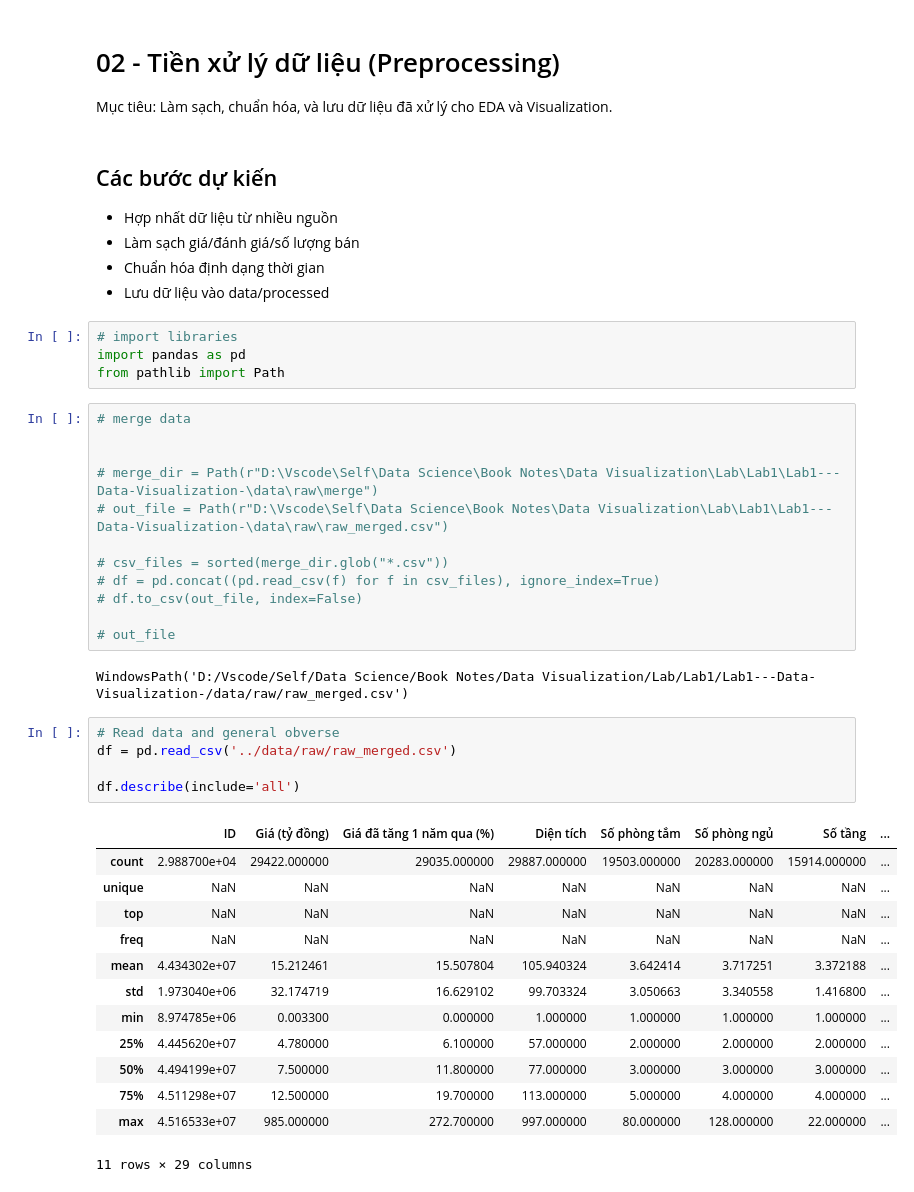
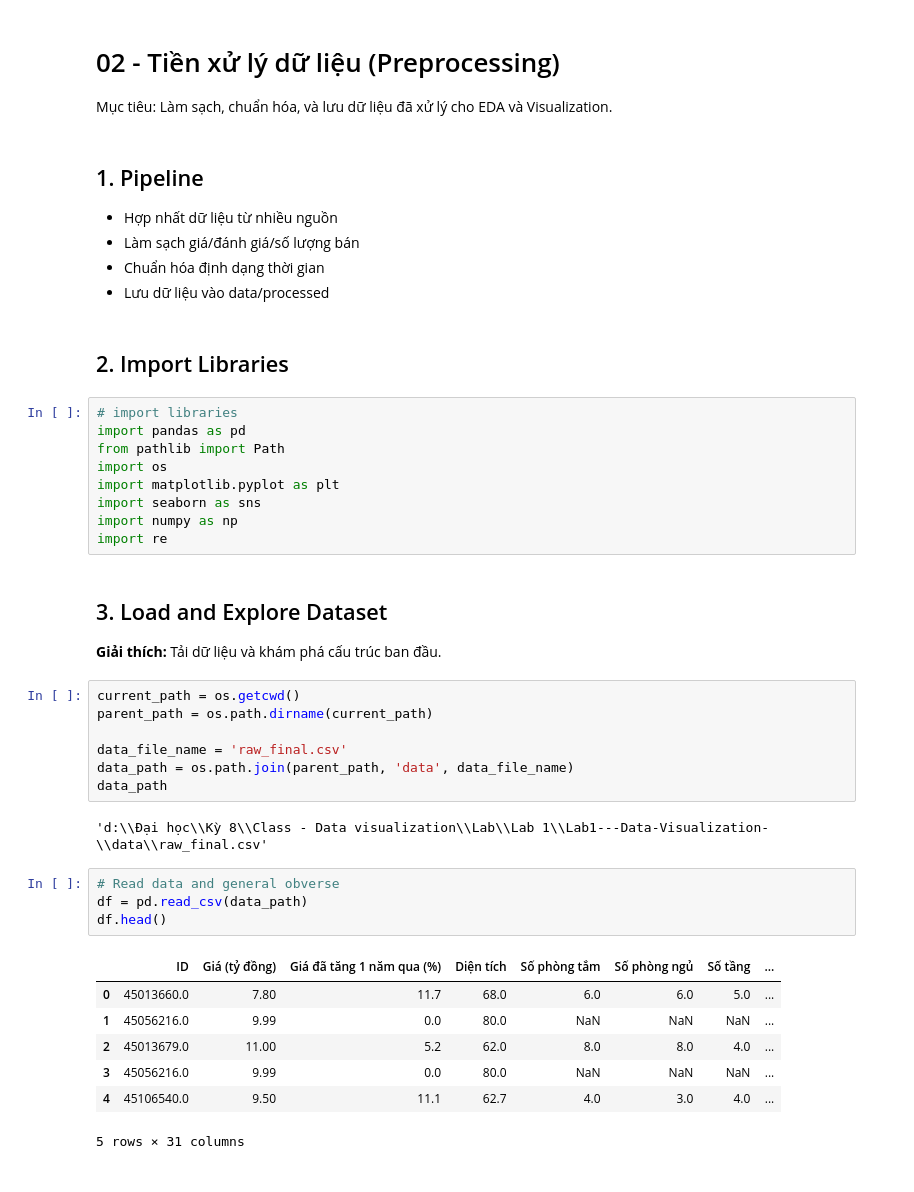
Before and after one commit to ndthanh308/Lab1---Data-Visualization-, a Jupyter notebook: notebooks/02_preprocessing.ipynb, the cells around one changed output. Saved outputs shown, nothing was run; the diff lists cells and outputs as text.

Commit message:
feat(preprocessing): Update cleaning data

```diff
--- a/notebooks/02_preprocessing.ipynb
+++ b/notebooks/02_preprocessing.ipynb
@@ -3,45 +3,44 @@
 
 Mục tiêu: Làm sạch, chuẩn hóa, và lưu dữ liệu đã xử lý cho EDA và Visualization.
 # %% [markdown]
-## Các bước dự kiến
+## 1. Pipeline
 - Hợp nhất dữ liệu từ nhiều nguồn
 - Làm sạch giá/đánh giá/số lượng bán
 - Chuẩn hóa định dạng thời gian
 - Lưu dữ liệu vào data/processed
+# %% [markdown]
+## 2. Import Libraries
 # %%
 # import libraries
 import pandas as pd
 from pathlib import Path
+import os
+import matplotlib.pyplot as plt
+import seaborn as sns
+import numpy as np
+import re
+# %% [markdown]
+## 3. Load and Explore Dataset
+
+**Giải thích:** Tải dữ liệu và khám phá cấu trúc ban đầu.
 # %%
-# merge data
+current_path = os.getcwd()
+parent_path = os.path.dirname(current_path)
 
-
-# merge_dir = Path(r"D:\Vscode\Self\Data Science\Book Notes\Data Visualization\Lab\Lab1\Lab1---Data-Visualization-\data\raw\merge")
-# out_file = Path(r"D:\Vscode\Self\Data Science\Book Notes\Data Visualization\Lab\Lab1\Lab1---Data-Visualization-\data\raw\raw_merged.csv")
-
-# csv_files = sorted(merge_dir.glob("*.csv"))
-# df = pd.concat((pd.read_csv(f) for f in csv_files), ignore_index=True)
-# df.to_csv(out_file, index=False)
-
-# out_file
+data_file_name = 'raw_final.csv'
+data_path = os.path.join(parent_path, 'data', data_file_name)
+data_path
 # %% [output]
-WindowsPath('D:/Vscode/Self/Data Science/Book Notes/Data Visualization/Lab/Lab1/Lab1---Data-Visualization-/data/raw/raw_merged.csv')
+'d:\\Đại học\\Kỳ 8\\Class - Data visualization\\Lab\\Lab 1\\Lab1---Data-Visualization-\\data\\raw_final.csv'
 # %%
 # Read data and general obverse
-df = pd.read_csv('../data/raw/raw_merged.csv')
-
-df.describe(include='all')
+df = pd.read_csv(data_path)
+df.head()
 # %% [output]
 |  | ID | Giá (tỷ đồng) | Giá đã tăng 1 năm qua (%) | Diện tích | Số phòng tắm | Số phòng ngủ | Số tầng | ... |
-| count | 2.988700e+04 | 29422.000000 | 29035.000000 | 29887.000000 | 19503.000000 | 20283.000000 | 15914.000000 | ... |
-| unique | NaN | NaN | NaN | NaN | NaN | NaN | NaN | ... |
-| top | NaN | NaN | NaN | NaN | NaN | NaN | NaN | ... |
-| freq | NaN | NaN | NaN | NaN | NaN | NaN | NaN | ... |
-| mean | 4.434302e+07 | 15.212461 | 15.507804 | 105.940324 | 3.642414 | 3.717251 | 3.372188 | ... |
-| std | 1.973040e+06 | 32.174719 | 16.629102 | 99.703324 | 3.050663 | 3.340558 | 1.416800 | ... |
-| min | 8.974785e+06 | 0.003300 | 0.000000 | 1.000000 | 1.000000 | 1.000000 | 1.000000 | ... |
-| 25% | 4.445620e+07 | 4.780000 | 6.100000 | 57.000000 | 2.000000 | 2.000000 | 2.000000 | ... |
-| 50% | 4.494199e+07 | 7.500000 | 11.800000 | 77.000000 | 3.000000 | 3.000000 | 3.000000 | ... |
-| 75% | 4.511298e+07 | 12.500000 | 19.700000 | 113.000000 | 5.000000 | 4.000000 | 4.000000 | ... |
-| max | 4.516533e+07 | 985.000000 | 272.700000 | 997.000000 | 80.000000 | 128.000000 | 22.000000 | ... |
+| 0 | 45013660.0 | 7.80 | 11.7 | 68.0 | 6.0 | 6.0 | 5.0 | ... |
+| 1 | 45056216.0 | 9.99 | 0.0 | 80.0 | NaN | NaN | NaN | ... |
+| 2 | 45013679.0 | 11.00 | 5.2 | 62.0 | 8.0 | 8.0 | 4.0 | ... |
+| 3 | 45056216.0 | 9.99 | 0.0 | 80.0 | NaN | NaN | NaN | ... |
+| 4 | 45106540.0 | 9.50 | 11.1 | 62.7 | 4.0 | 3.0 | 4.0 | ... |
-11 rows × 29 columns
+5 rows × 31 columns
```
Also changed, not shown: parts of 89 cells of this notebook.
